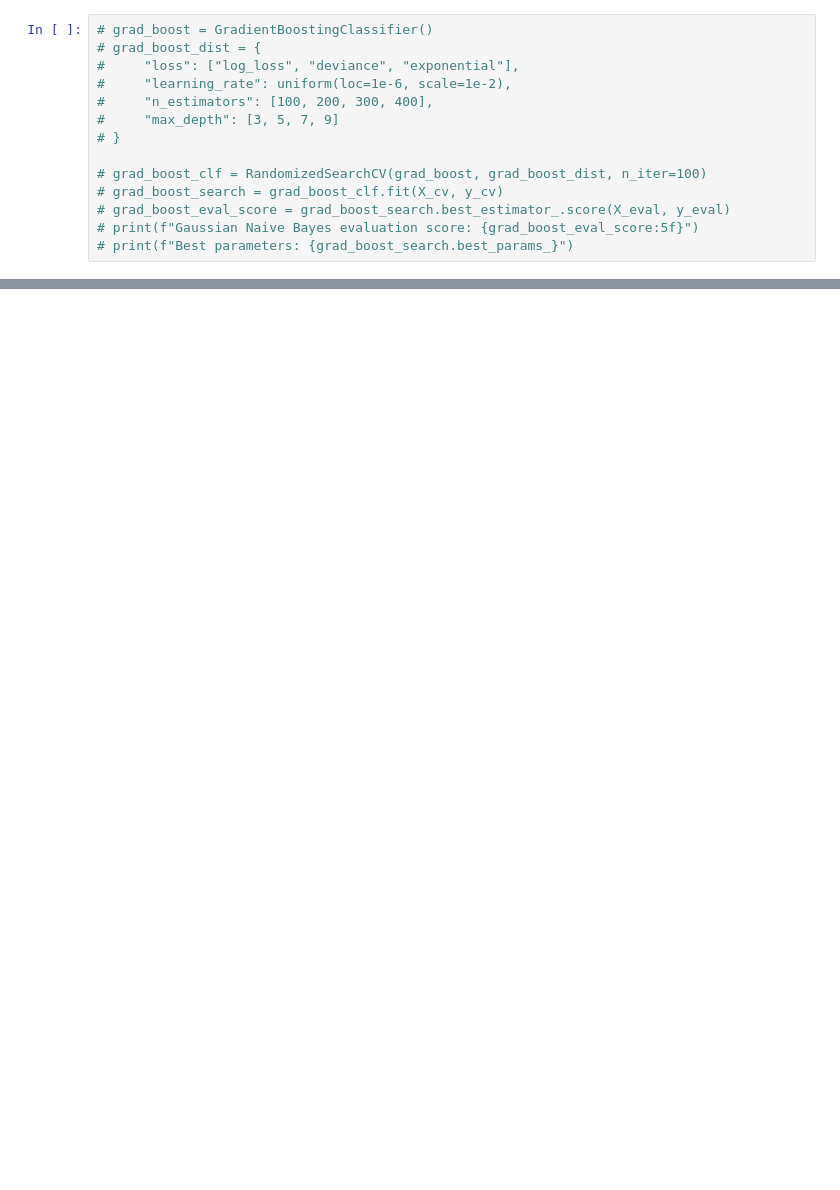
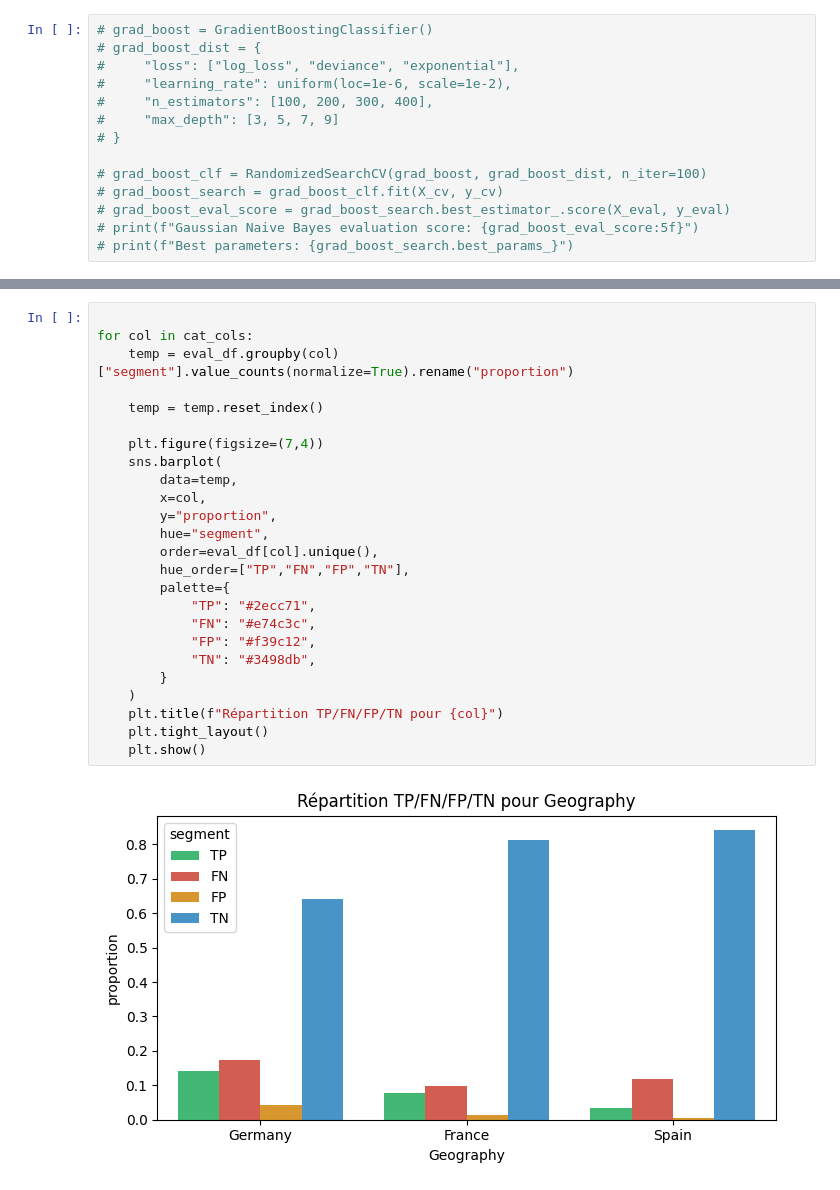
Before and after one commit to rousseam/MAL-churn-forecast, a Jupyter notebook: notebook.ipynb, the cells around one changed output, grey strips where cells are left out. Saved outputs shown, nothing was run; the diff lists cells and outputs as text; blank space fills up the shorter version.

```diff
--- a/notebook.ipynb
+++ b/notebook.ipynb
@@ -452,0 +576,27 @@ Adaboost + RF evaluation score: 0.834000
+# %%
+
+for col in cat_cols:
+    temp = eval_df.groupby(col)["segment"].value_counts(normalize=True).rename("proportion")
+
+    temp = temp.reset_index()
+
+    plt.figure(figsize=(7,4))
+    sns.barplot(
+        data=temp,
+        x=col,
+        y="proportion",
+        hue="segment",
+        order=eval_df[col].unique(),
+        hue_order=["TP","FN","FP","TN"],
+        palette={
+            "TP": "#2ecc71",
+            "FN": "#e74c3c",
+            "FP": "#f39c12",
+            "TN": "#3498db",
+        }
+    )
+    plt.title(f"Répartition TP/FN/FP/TN pour {col}")
+    plt.tight_layout()
+    plt.show()
+# %% [output]
+[figure, added]
```
Also changed, not shown: parts of 30 cells of this notebook.
